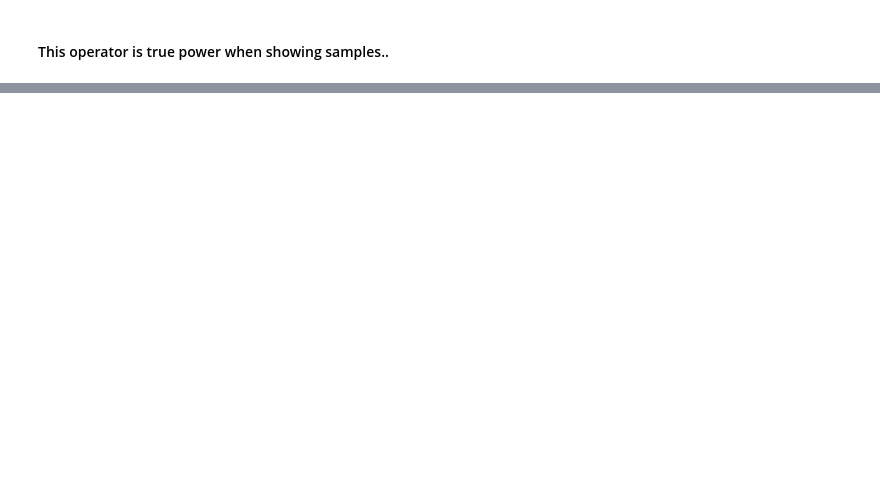
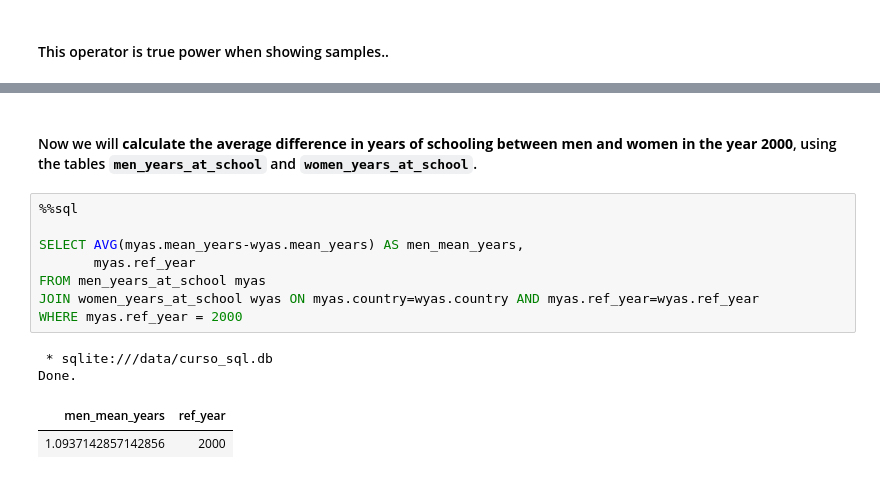
Before and after one commit to grbarbosa3/SQL-Journey, a Jupyter notebook: SQL_Notes.ipynb, the cells around one changed output, grey strips where cells are left out. Saved outputs shown, nothing was run; the diff lists cells and outputs as text; blank space fills up the shorter version.

```diff
--- a/SQL_Notes.ipynb
+++ b/SQL_Notes.ipynb
@@ -526,0 +559,15 @@ Done.
+# %% [markdown]
+#### Now we will **calculate the average difference in years of schooling between men and women in the year 2000**, using the tables `men_years_at_school` and `women_years_at_school`.
+# %%
+%%sql
+
+SELECT AVG(myas.mean_years-wyas.mean_years) AS men_mean_years,
+	   myas.ref_year
+FROM men_years_at_school myas
+JOIN women_years_at_school wyas ON myas.country=wyas.country AND myas.ref_year=wyas.ref_year
+WHERE myas.ref_year = 2000
+# %% [output]
+ * sqlite:///data/curso_sql.db
+Done.
+| men_mean_years | ref_year |
+| 1.0937142857142856 | 2000 |
```
Also changed, not shown: parts of 5 cells of this notebook.
